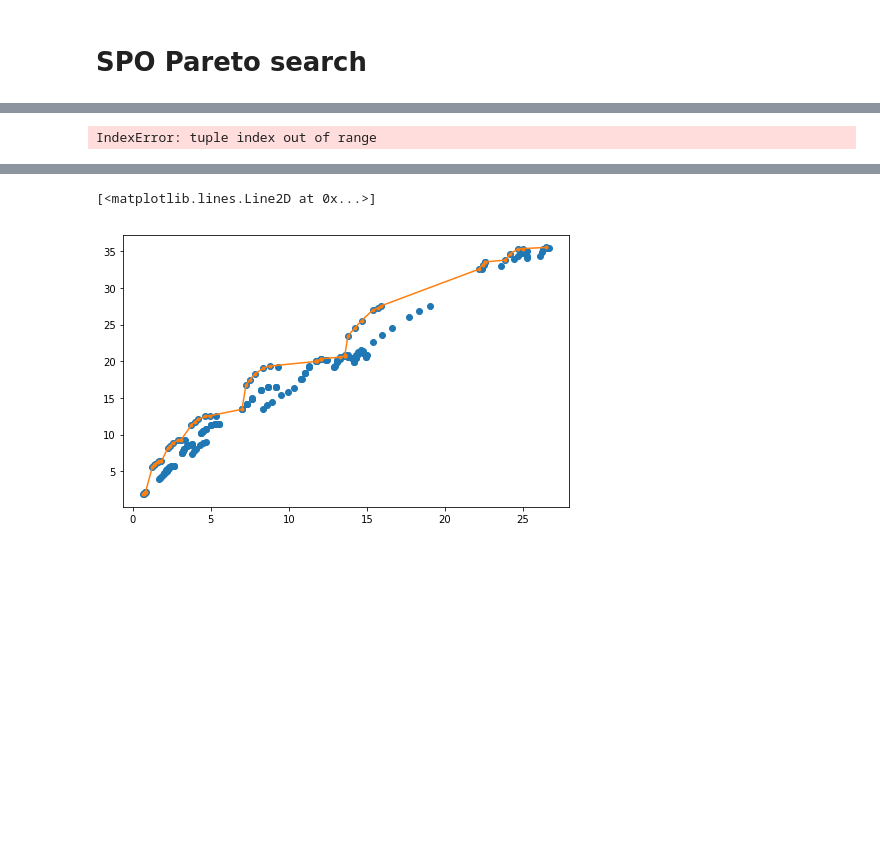
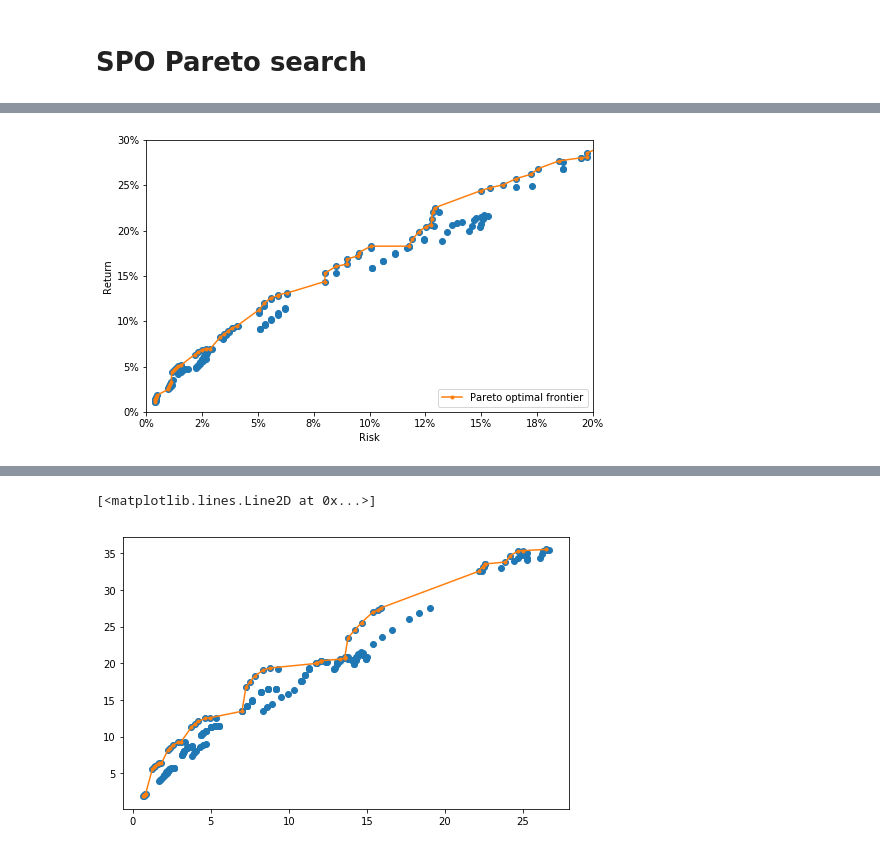
Before and after one commit to cvxgrp/cvxportfolio, a Jupyter notebook: SinglePeriodOptimization.ipynb, the cells around one changed output, grey strips where cells are left out. Saved outputs shown, nothing was run; the diff lists cells and outputs as text; code cells hidden in the pictures; blank space fills up the shorter version.

Commit message:
major iteration *PO examples

```diff
--- a/SinglePeriodOptimization.ipynb
+++ b/SinglePeriodOptimization.ipynb
@@ -254,10 +131,13 @@ plt.savefig(plotdir+'spo_riskrewardfrontier_fine.png')
 # %% [markdown]
 # SPO Pareto search
+# %%
+results_pareto={}
 # %%
 policies={}
-gamma_risks_pareto=gamma_risks_coarse
-gamma_tcosts_pareto=[230, 245, 260, 285, 300, 315]
-gamma_holdings=[1.,10.,100.,1000.,10000.]
+#gamma_risks_pareto=[20, 35, 60, 110, 200, 350, 600, 1100, 2000, 3500, 6000, 11000, 20000]
+gamma_risks_pareto=[.1,.3,1,3,10,30,100,300,1000]
+gamma_tcosts_pareto=[6,6.5,7,7.5,8]
+gamma_holdings=[1.,10.,100.,1000.]
 for gamma_risk in gamma_risks_pareto:
     for gamma_tcost in gamma_tcosts_pareto :
         for gamma_holding in gamma_holdings:
@@ -268,5 +148,5 @@ for gamma_risk in gamma_risks_pareto:
 
 import warnings
 warnings.filterwarnings('ignore')
-results.update(dict(zip(policies.keys(), simulator.run_multiple_backtest(1E8*w_b, start_time=start_t,end_time=end_t,
+results_pareto.update(dict(zip(policies.keys(), simulator.run_multiple_backtest(1E8*w_b, start_time=start_t,end_time=end_t,
                                               policies=policies.values(), parallel=True))))
@@ -291,34 +153,31 @@ WARNING:root:Setting stocks Index(['EQIX'], dtype='object') on 2014-10-21 00:00:
 # %%
-xlim=20
-ylim=30
-
 table=pd.DataFrame()
-table[r'$\gamma^\mathrm{risk}$']=[el[0] for el in results.keys()]
-table[r'$\gamma^\mathrm{trade}$']=[el[1] for el in results.keys()]
-table[r'$\gamma^\mathrm{hold}$']=['%g'%el[2] for el in results.keys()]
-table['Return']=[(results[k].excess_returns.mean()*100*250) for k in results.keys()]
-table['Risk']=[(results[k].excess_returns.std()*100*np.sqrt(250)) for k in results.keys()]
-
+table[r'$\gamma^\mathrm{risk}$']=[el[0] for el in results_pareto.keys()]
+table[r'$\gamma^\mathrm{trade}$']=[el[1] for el in results_pareto.keys()]
+table[r'$\gamma^\mathrm{hold}$']=['%g'%el[2] for el in results_pareto.keys()]
+table['Return']=[(results_pareto[k].excess_returns.mean()*100*250) for k in results_pareto.keys()]
+table['Risk']=[(results_pareto[k].excess_returns.std()*100*np.sqrt(250)) for k in results_pareto.keys()]
 table = table.sort_values('Risk', ascending=False).reset_index()
 del table['index']
 is_pareto = lambda i: table.loc[i,'Return']>=max(table.ix[i:].Return)
 table['is_pareto'] = [is_pareto(i) for i in range(len(table))]
-
-plt.figure(figsize=(8,5))
-plt.scatter(table.Risk.values,table.Return.values)
-plt.plot(table[table.is_pareto].Risk,table[table.is_pareto].Return, 'C1.-', label='Pareto optimal frontier')
-plt.legend( loc='lower right')
-plt.xlabel('Risk')
-plt.ylabel('Return')
-plt.xlim([0,xlim])
-plt.ylim([0,ylim])
-
-import matplotlib.ticker as mtick
-ax = plt.gca()
-ax.xaxis.set_major_formatter(mtick.FormatStrFormatter('%.0f%%'))
-ax.yaxis.set_major_formatter(mtick.FormatStrFormatter('%.0f%%'))
-
-plt.savefig(plotdir+'spo_pareto.png')
+table.to_csv('spo_pareto_results.csv', float_format='%g')
-# %% [output]
-IndexError: tuple index out of range
+# %%
+plt.figure(figsize=(8,5))
+plt.scatter(table.Risk.values,table.Return.values)
+plt.plot(table[table.is_pareto].Risk,table[table.is_pareto].Return, 'C1.-', label='Pareto optimal frontier')
+plt.legend( loc='lower right')
+plt.xlabel('Risk')
+plt.ylabel('Return')
+plt.xlim([0,20])
+plt.ylim([0,30])
+
+import matplotlib.ticker as mtick
+ax = plt.gca()
+ax.xaxis.set_major_formatter(mtick.FormatStrFormatter('%.0f%%'))
+ax.yaxis.set_major_formatter(mtick.FormatStrFormatter('%.0f%%'))
+
+plt.savefig(plotdir+'spo_pareto.png')
+# %% [output]
+[figure, added]
 # %%
```
Also changed, not shown: parts of 30 cells of this notebook, 6 other files.
